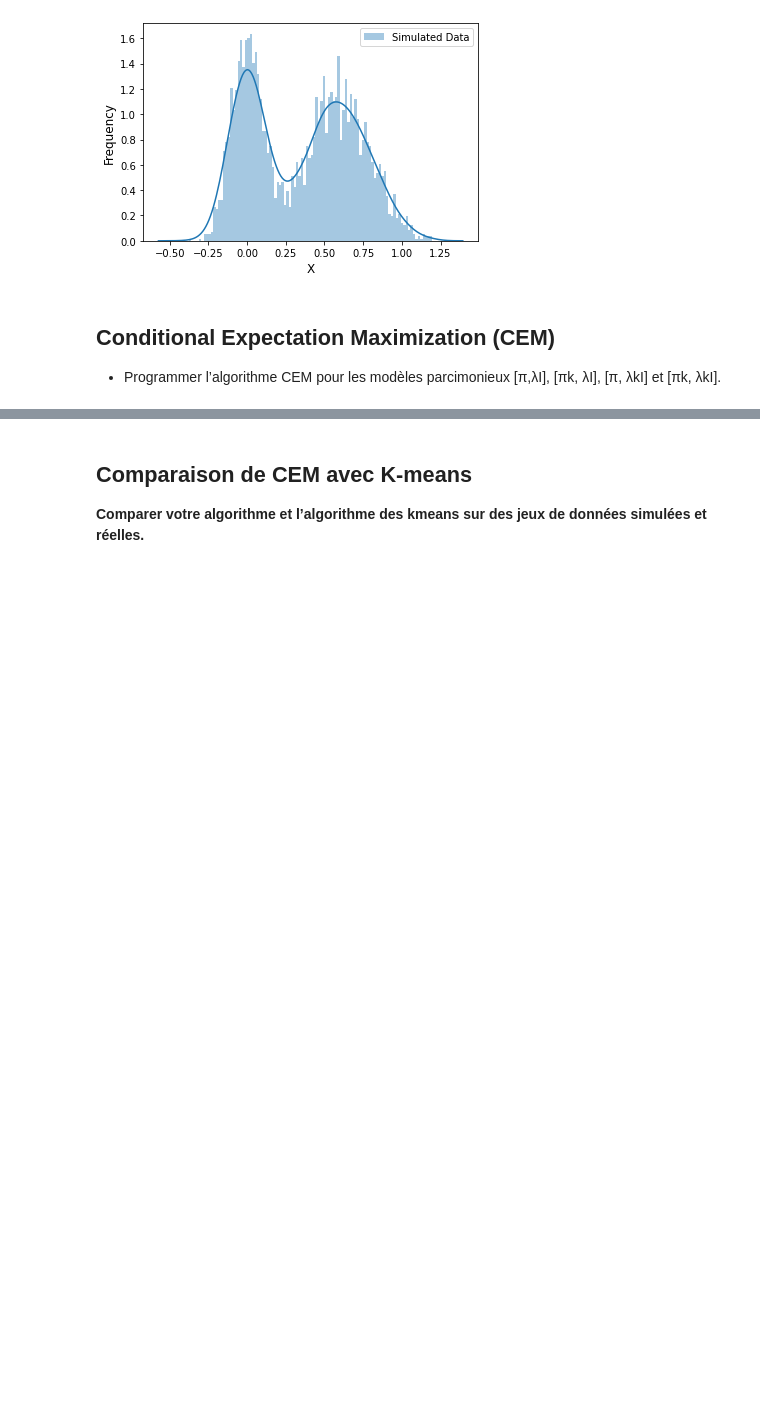
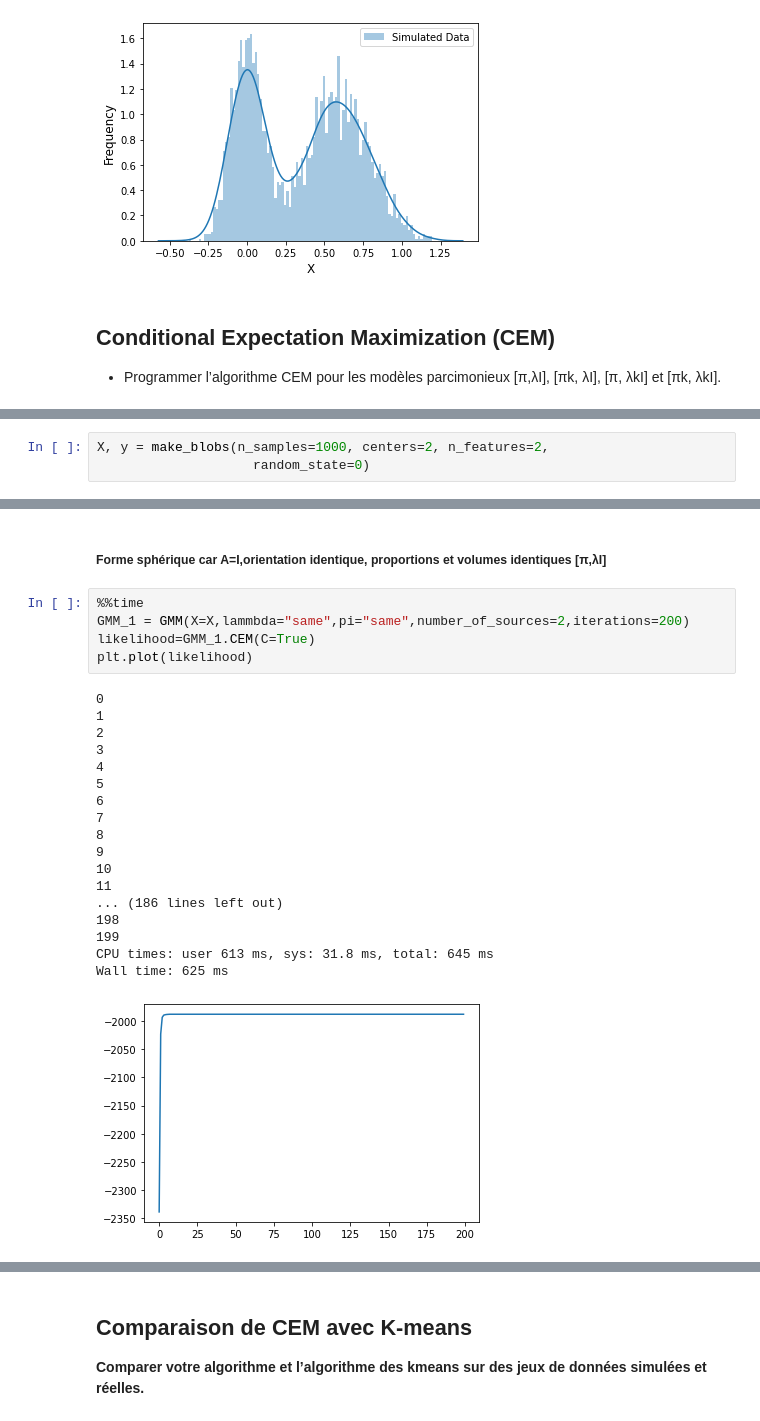
Before and after one commit to mohcineelharras/daml_project, a Jupyter notebook: project/daml_project.ipynb, the cells around one changed output, grey strips where cells are left out. Cells and saved outputs as stored; diff of their text form; blank space fills up the shorter version.

```diff
--- a/project/daml_project.ipynb
+++ b/project/daml_project.ipynb
@@ -666,0 +663,3 @@ make_confusion_matrix(cf_matrix,
+# %%
+X, y = make_blobs(n_samples=1000, centers=2, n_features=2,
+                    random_state=0)
@@ -666,0 +792,26 @@ make_confusion_matrix(cf_matrix,
+# %% [markdown]
+##### Forme sphérique car A=I,orientation identique, proportions et volumes identiques [π,λI]
+# %%
+%%time
+GMM_1 = GMM(X=X,lammbda="same",pi="same",number_of_sources=2,iterations=200)
+likelihood=GMM_1.CEM(C=True)
+plt.plot(likelihood)
+# %% [output]
+0
+1
+2
+3
+4
+5
+6
+7
+8
+9
+10
+11
+... (186 lines left out)
+198
+199
+CPU times: user 613 ms, sys: 31.8 ms, total: 645 ms
+Wall time: 625 ms
+[figure, added]
```
Also changed, not shown: parts of 22 cells of this notebook.
